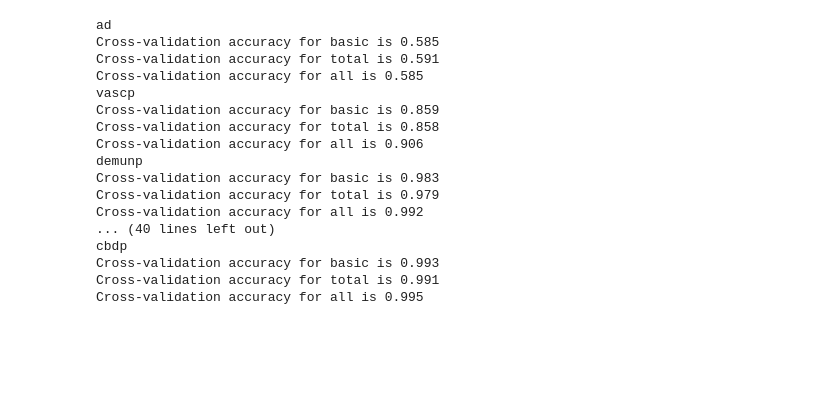
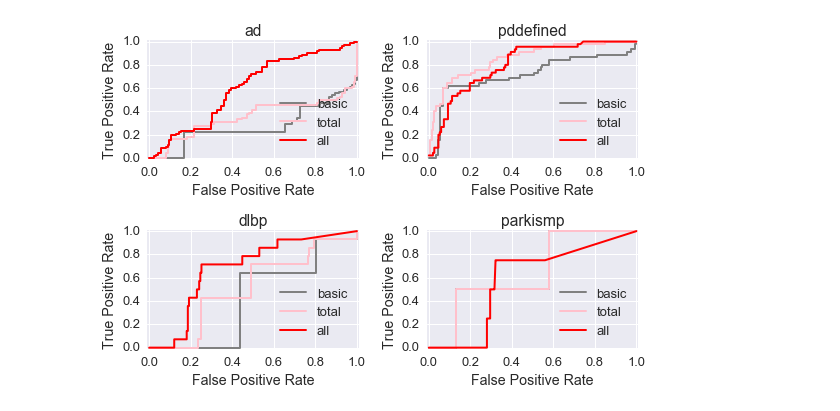
Before and after one commit to rgerkin/upsit, a Jupyter notebook: upsit_multiclass_joe.ipynb, the cells around one changed output. Drawn from its saved outputs; the diff is of its cells as text; code cells hidden in the pictures; blank space fills up the shorter version.

```diff
--- a/upsit_multiclass_joe.ipynb
+++ b/upsit_multiclass_joe.ipynb
@@ -77,0 +76,10 @@ Xs = {'all':X1, 'total':X2, 'basic':X3}
+# %%
+# Compute fraction correct for each of the three matrices (basic, total, and all).
+# Note that for rare diagnoses, it is easy to get fraction correct near 1
+# just by guessing "no".
+shuffle_split = ShuffleSplit(Y.shape[0],n_iter=25,test_size=0.2,random_state=0)
+for i in range(14):
+    print(pathological.columns.values[i])
+    clf = RandomForestClassifier(n_estimators=100,max_features=None)
+    for key in ['basic','total','all']:
+        val = s.cross_validate(clf,Xs[key],Y[:,i],shuffle_split,key)
@@ -111,4 +164,0 @@ for key,X in Xs.items():
-# %%
-i=10
-s.plot_roc_curves({key:Y_cv[key][i] for key in Xs.keys()},
-                        {key:p[key][i] for key in Xs.keys()})
@@ -135,24 +176,12 @@ s.plot_roc_curves_with_ps(Y,Y_cv,Xs,p0,p1,p,pathological)
-# %%
-for i in range(14):
-    print(pathological.columns.values[i])
-    clf = RandomForestClassifier(n_estimators=100,max_features=None)
-    for key in ['basic','total','all']:
-        val = s.cross_validate(clf,Xs[key],Y[:,i],shuffle_split,key)
-# %% [output]
-ad
-Cross-validation accuracy for basic is 0.585
-Cross-validation accuracy for total is 0.591
-Cross-validation accuracy for all is 0.585
-vascp
-Cross-validation accuracy for basic is 0.859
-Cross-validation accuracy for total is 0.858
-Cross-validation accuracy for all is 0.906
-demunp
-Cross-validation accuracy for basic is 0.983
-Cross-validation accuracy for total is 0.979
-Cross-validation accuracy for all is 0.992
-... (40 lines left out)
-cbdp
-Cross-validation accuracy for basic is 0.993
-Cross-validation accuracy for total is 0.991
-Cross-validation accuracy for all is 0.995
+# %%
+sns.set(font_scale=1.3)
+diagnoses = ['ad','pddefined','dlbp','parkismp']
+fig,ax = plt.subplots(2,2)
+for i,diagnosis in enumerate(diagnoses):
+    ix = list(pathological.columns.values).index(diagnosis)
+    s.plot_roc_curves({key:Y_cv[key][ix] for key in Y_cv},
+                      {key:p[key][ix] for key in p},
+                      ax=ax.flat[i],label='sparse',title=diagnosis)
+fig.tight_layout()
+# %% [output]
+[figure, added]
```
Also changed, not shown: parts of 32 cells of this notebook, 4 other files.
